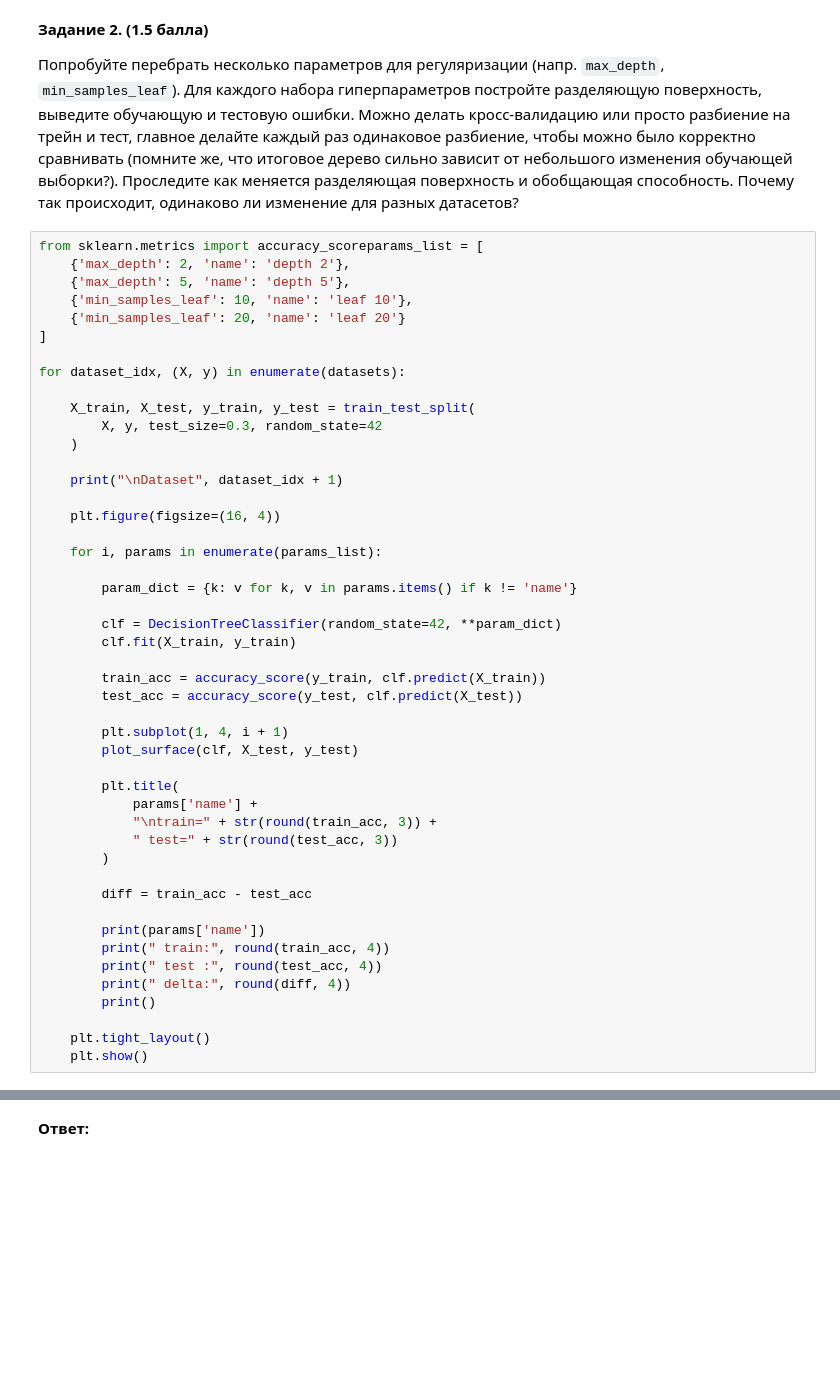
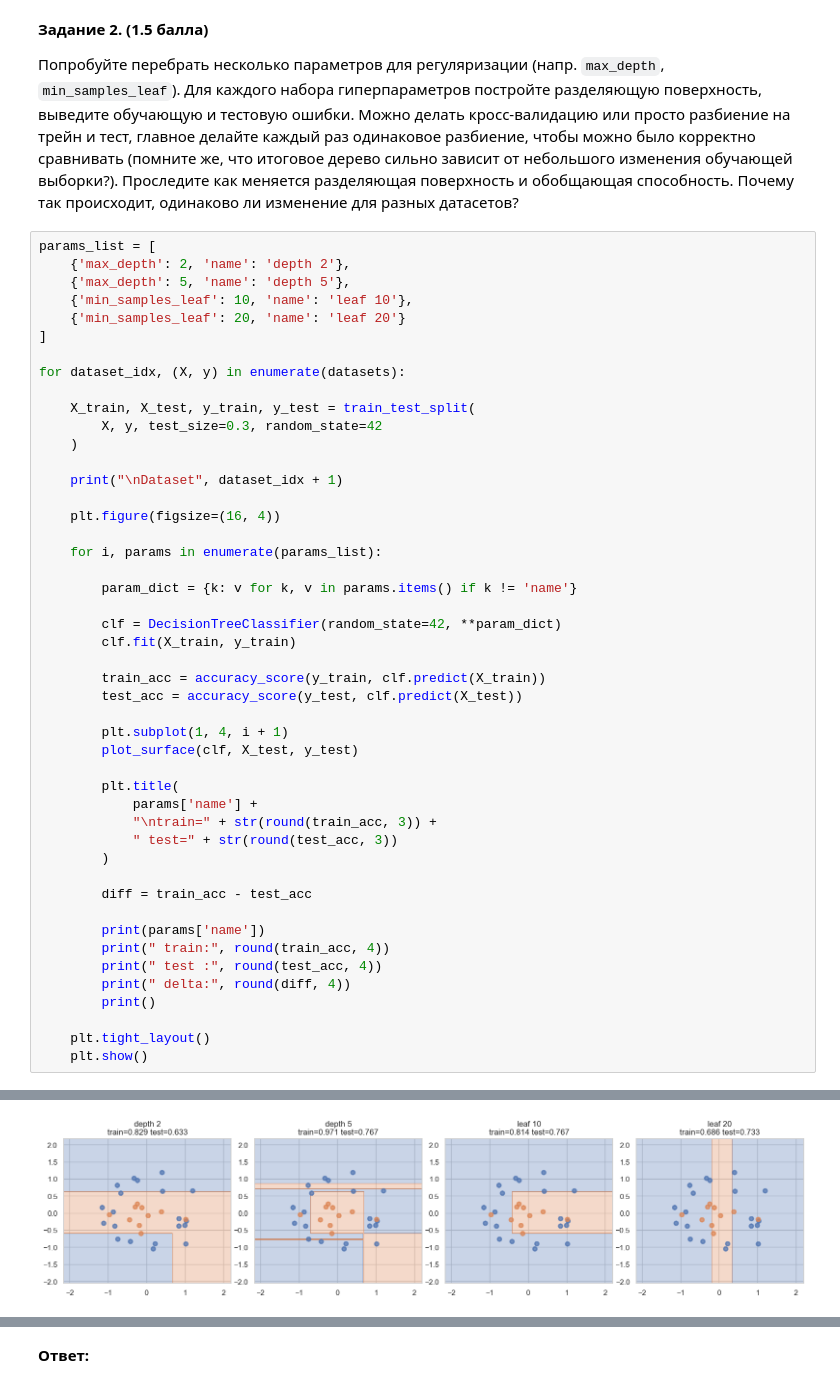
Before and after one commit to glebb228/ML, a Jupyter notebook: ml_homework2/hw2-trees.ipynb, the cells around one changed output, grey strips where cells are left out. Drawn from its saved outputs; the diff is of its cells as text; blank space fills up the shorter version.

```diff
--- a/ml_homework2/hw2-trees.ipynb
+++ b/ml_homework2/hw2-trees.ipynb
@@ -89,7 +89,7 @@ __Задание 2. (1.5 балла)__
 
 Попробуйте перебрать несколько параметров для регуляризации (напр. `max_depth`, `min_samples_leaf`). Для каждого набора гиперпараметров постройте разделяющую поверхность, выведите обучающую и тестовую ошибки. Можно делать кросс-валидацию или просто разбиение на трейн и тест, главное делайте каждый раз одинаковое разбиение, чтобы можно было корректно сравнивать (помните же, что итоговое дерево сильно зависит от небольшого изменения обучающей выборки?). Проследите как меняется разделяющая поверхность и обобщающая способность. Почему так происходит, одинаково ли изменение для разных датасетов?
 # %%
-from sklearn.metrics import accuracy_scoreparams_list = [
+params_list = [
     {'max_depth': 2, 'name': 'depth 2'},
     {'max_depth': 5, 'name': 'depth 5'},
     {'min_samples_leaf': 10, 'name': 'leaf 10'},
@@ -139,0 +159 @@ Dataset 1
+[figure, added]
```
Also changed, not shown: parts of 1 cell of this notebook.
